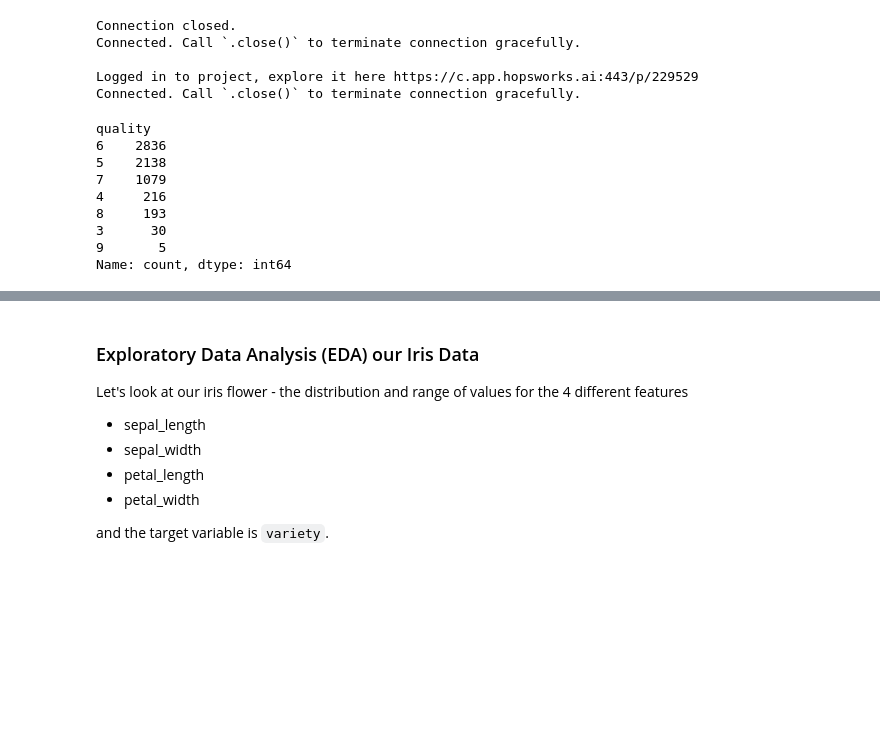
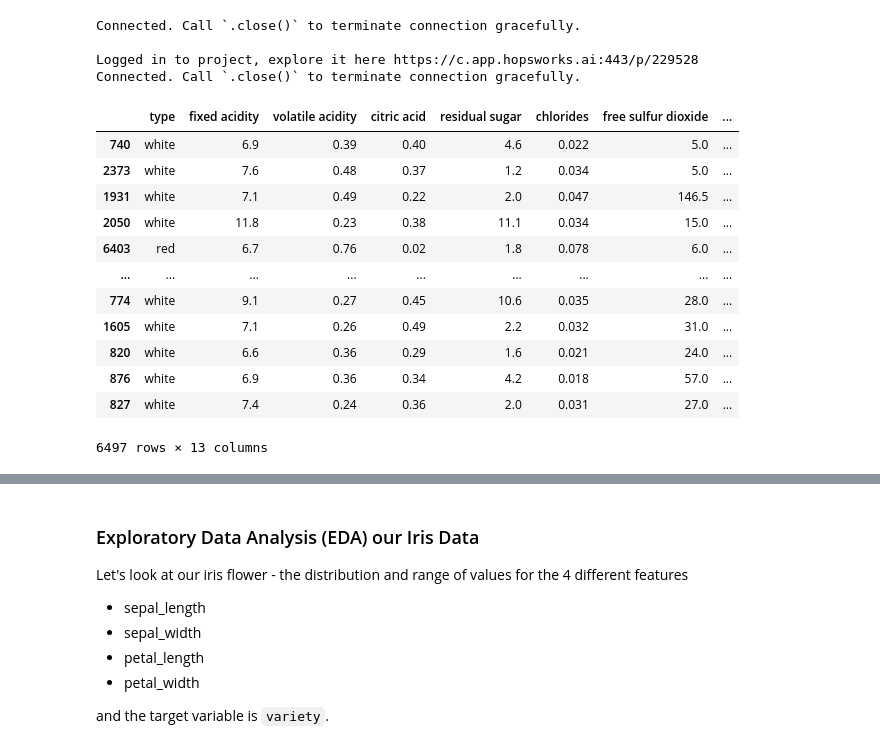
Before and after one commit to ZipeiZhang/ID2223_TopGaming, a Jupyter notebook: Lab1/Task2/wine-eda-and-backfill-feature-group.ipynb, the cells around one changed output, grey strips where cells are left out. Saved outputs shown, nothing was run; the diff lists cells and outputs as text; code cells hidden in the pictures; blank space fills up the shorter version.

```diff
--- a/Lab1/Task2/wine-eda-and-backfill-feature-group.ipynb
+++ b/Lab1/Task2/wine-eda-and-backfill-feature-group.ipynb
@@ -34,27 +34,30 @@ from hsml.model_schema import ModelSchema
 import joblib
 import os
 # %%
-api = 'HeCatNGJxisb99Vf.ircWdTrkgbbZpBMU7iPN2zqDIwoTuaSX88LPeISIMJHuzP3icXixNd6JFcWUqakL'
+api = '151p8WWCoctBzBeg.wRj1VwLA6wwjCS2aG7A51NsbhEbqVZ35wLl5g03b85EeetLKtpsO9bDOjy8DR2O3'
 project = hopsworks.login(api_key_value = api)
 fs = project.get_feature_store()
 # %% [output]
-Connection closed.
 Connected. Call `.close()` to terminate connection gracefully.
 
-Logged in to project, explore it here https://c.app.hopsworks.ai:443/p/229529
+Logged in to project, explore it here https://c.app.hopsworks.ai:443/p/229528
 Connected. Call `.close()` to terminate connection gracefully.
 # %%
 wine_df = pd.read_csv("https://raw.githubusercontent.com/ID2223KTH/id2223kth.github.io/master/assignments/lab1/wine.csv")
 sorted_wine_df = wine_df.sort_values(by='quality')
 wine_df['quality'].value_counts()
-# sorted_wine_df
+sorted_wine_df
 # %% [output]
+|  | type | fixed acidity | volatile acidity | citric acid | residual sugar | chlorides | free sulfur dioxide | ... |
+| 740 | white | 6.9 | 0.39 | 0.40 | 4.6 | 0.022 | 5.0 | ... |
+| 2373 | white | 7.6 | 0.48 | 0.37 | 1.2 | 0.034 | 5.0 | ... |
+| 1931 | white | 7.1 | 0.49 | 0.22 | 2.0 | 0.047 | 146.5 | ... |
+| 2050 | white | 11.8 | 0.23 | 0.38 | 11.1 | 0.034 | 15.0 | ... |
+| 6403 | red | 6.7 | 0.76 | 0.02 | 1.8 | 0.078 | 6.0 | ... |
+| ... | ... | ... | ... | ... | ... | ... | ... | ... |
+| 774 | white | 9.1 | 0.27 | 0.45 | 10.6 | 0.035 | 28.0 | ... |
+| 1605 | white | 7.1 | 0.26 | 0.49 | 2.2 | 0.032 | 31.0 | ... |
+| 820 | white | 6.6 | 0.36 | 0.29 | 1.6 | 0.021 | 24.0 | ... |
+| 876 | white | 6.9 | 0.36 | 0.34 | 4.2 | 0.018 | 57.0 | ... |
+| 827 | white | 7.4 | 0.24 | 0.36 | 2.0 | 0.031 | 27.0 | ... |
-quality
-6    2836
-5    2138
-7    1079
-4     216
-8     193
-3      30
-9       5
-Name: count, dtype: int64
+6497 rows × 13 columns
```
Also changed, not shown: parts of 39 cells of this notebook, 14 other files.
